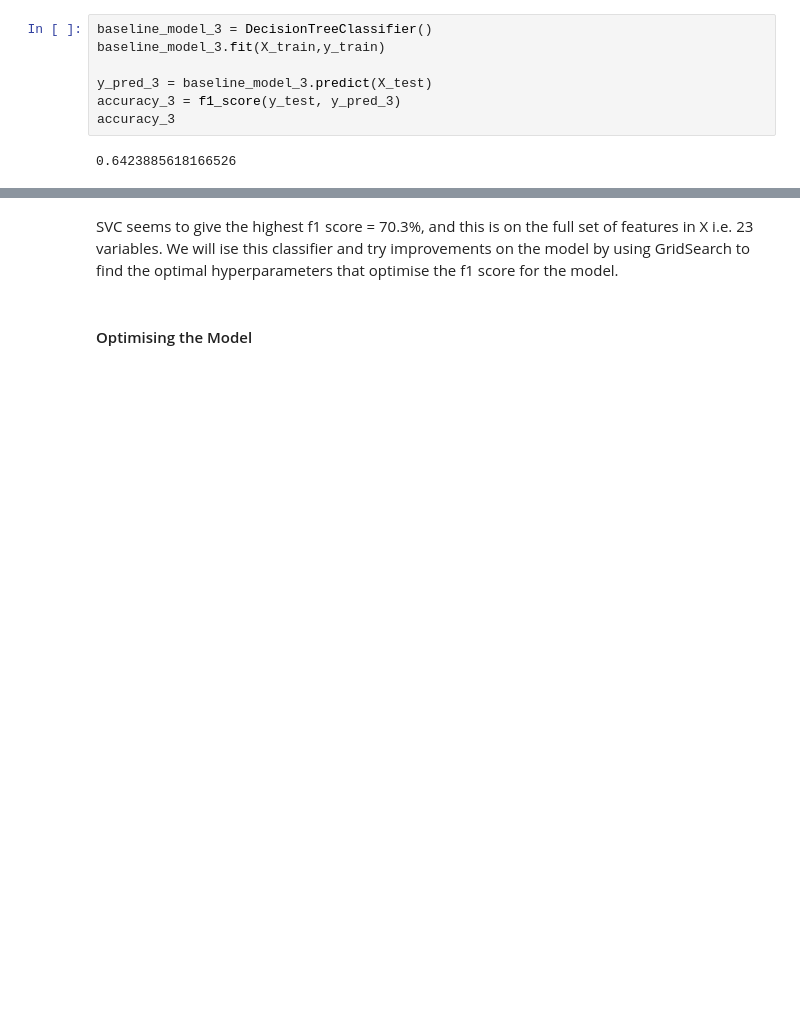
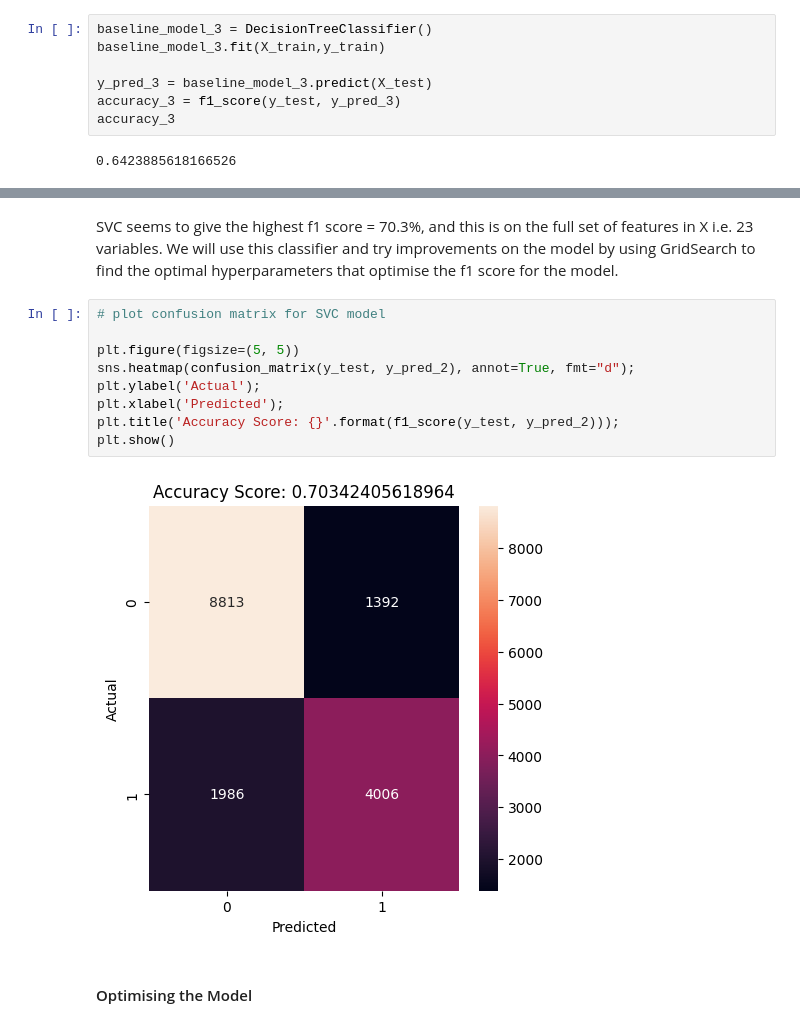
Before and after one commit to s-patel12/data_science_nanodegree, a Jupyter notebook: Capstone_Project_Starbucks/Starbucks_Capstone_notebook.ipynb, the cells around one changed output, grey strips where cells are left out. Saved outputs shown, nothing was run; the diff lists cells and outputs as text; blank space fills up the shorter version.

```diff
--- a/Capstone_Project_Starbucks/Starbucks_Capstone_notebook.ipynb
+++ b/Capstone_Project_Starbucks/Starbucks_Capstone_notebook.ipynb
@@ -1130,5 +1125,16 @@ metrics_df = pd.DataFrame({'model':['Logistic Regression', 'SVC', 'Decision Tree
 # %% [markdown]
-SVC seems to give the highest f1 score = 70.3%, and this is on the full set of features in X i.e. 23 variables. We will ise this classifier and try improvements on the model by using GridSearch to find the optimal hyperparameters that optimise the f1 score for the model.
+SVC seems to give the highest f1 score = 70.3%, and this is on the full set of features in X i.e. 23 variables. We will use this classifier and try improvements on the model by using GridSearch to find the optimal hyperparameters that optimise the f1 score for the model.
+# %%
+# plot confusion matrix for SVC model
+
+plt.figure(figsize=(5, 5))
+sns.heatmap(confusion_matrix(y_test, y_pred_2), annot=True, fmt="d");
+plt.ylabel('Actual');
+plt.xlabel('Predicted');
+plt.title('Accuracy Score: {}'.format(f1_score(y_test, y_pred_2)));
+plt.show()
+# %% [output]
+[figure, added]
 # %% [markdown]
 #### Optimising the Model
 # %%
```
Also changed, not shown: parts of 16 cells of this notebook.
